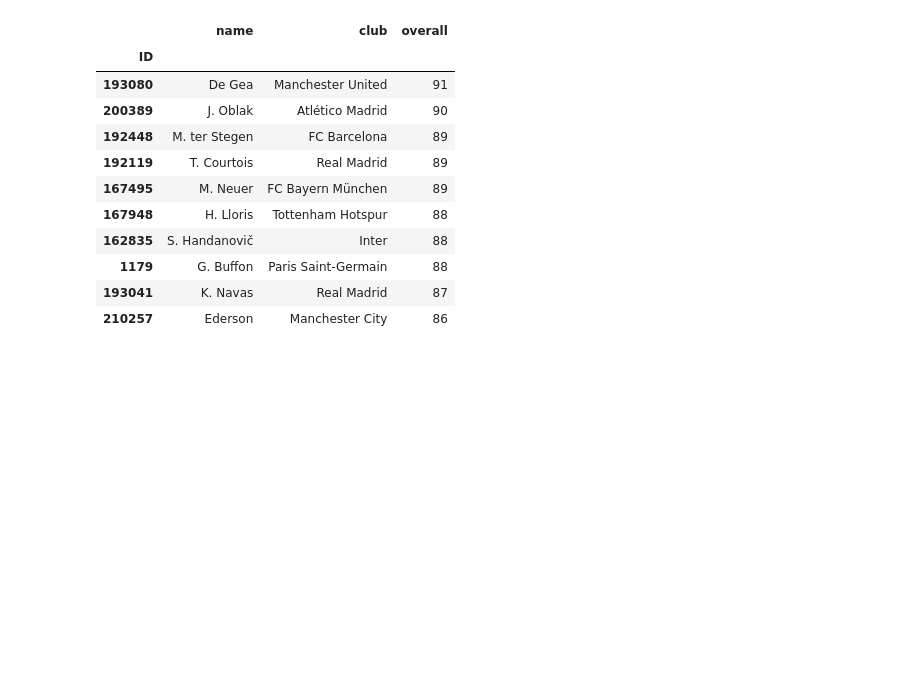
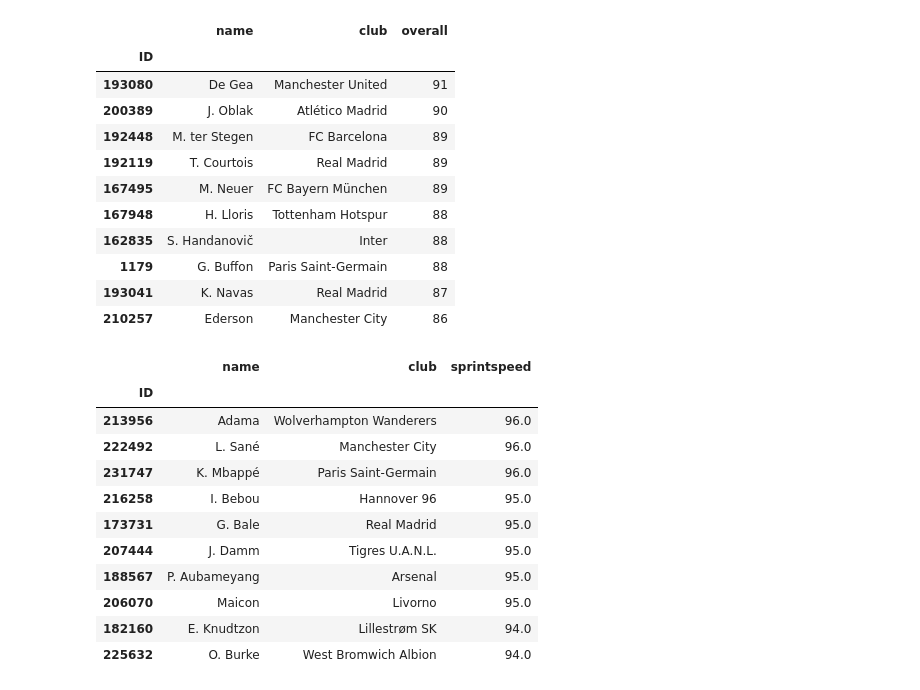
Before and after one commit to Mvital74/datasharing, a Jupyter notebook: exercicio_9.ipynb, the cells around one changed output. Saved outputs shown, nothing was run; the diff lists cells and outputs as text; code cells hidden in the pictures; blank space fills up the shorter version.

```diff
--- a/exercicio_9.ipynb
+++ b/exercicio_9.ipynb
@@ -453,3 +470,18 @@ df_filtered[['name','club','overall']].sort_values(('overall'), ascending=False)
 | 1179 | G. Buffon | Paris Saint-Germain | 88 |
 | 193041 | K. Navas | Real Madrid | 87 |
 | 210257 | Ederson | Manchester City | 86 |
+# %%
+df_fifa18[['name','club','sprintspeed']].sort_values(('sprintspeed'), ascending=False).head(10)
+# %% [output]
+|  | name | club | sprintspeed |
+| ID |  |  |  |
+| 213956 | Adama | Wolverhampton Wanderers | 96.0 |
+| 222492 | L. Sané | Manchester City | 96.0 |
+| 231747 | K. Mbappé | Paris Saint-Germain | 96.0 |
+| 216258 | I. Bebou | Hannover 96 | 95.0 |
+| 173731 | G. Bale | Real Madrid | 95.0 |
+| 207444 | J. Damm | Tigres U.A.N.L. | 95.0 |
+| 188567 | P. Aubameyang | Arsenal | 95.0 |
+| 206070 | Maicon | Livorno | 95.0 |
+| 182160 | E. Knudtzon | Lillestrøm SK | 94.0 |
+| 225632 | O. Burke | West Bromwich Albion | 94.0 |
```
Also changed, not shown: parts of 2 cells of this notebook.
